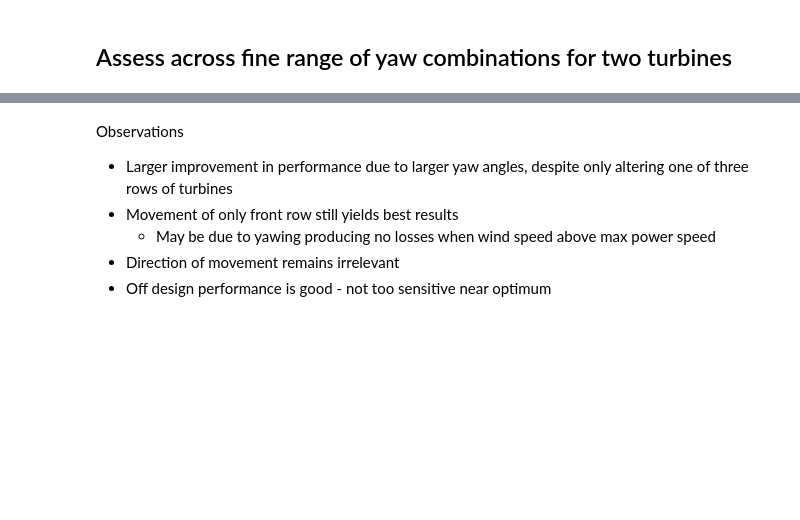
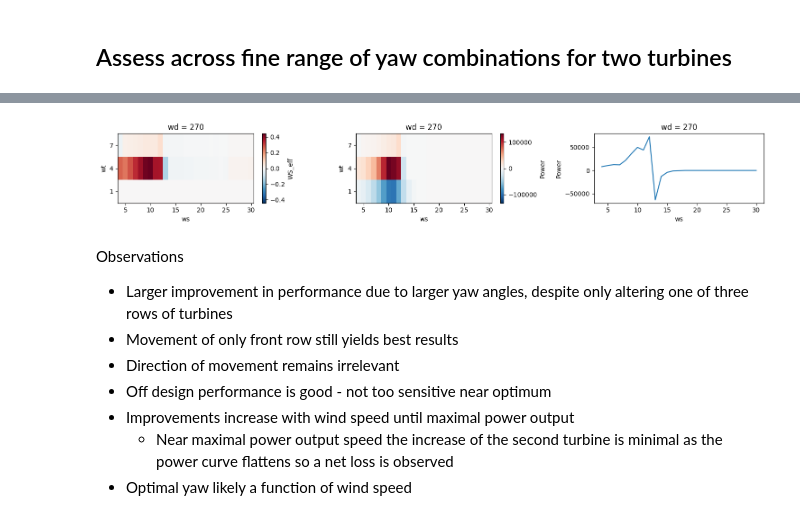
Before and after one commit to dibble07/holistic-wind-farm-control, a Jupyter notebook: exploration.ipynb, the cells around one changed output, grey strips where cells are left out. Saved outputs shown, nothing was run; the diff lists cells and outputs as text; code cells hidden in the pictures; blank space fills up the shorter version.

```diff
--- a/exploration.ipynb
+++ b/exploration.ipynb
@@ -103,7 +127,7 @@ fig.tight_layout()
 # %%
 # run simulation using optimum yaw
-sim_res_opt = utils.run_sim(yaw=yaw_opt_coarse)
+sim_res_opt_coarse = utils.run_sim(yaw=yaw_opt_coarse)
 print("--- Base ---")
 _ = utils.calc_metrics(sim_res_base, show=True)
 print("\n--- Optimum ---")
-_ = utils.calc_metrics(sim_res_opt, show=True)
+_ = utils.calc_metrics(sim_res_opt_coarse, show=True)
@@ -195,7 +239,7 @@ fig.tight_layout()
 # %%
 # run simulation using optimum yaw
-sim_res_opt = utils.run_sim(yaw=yaw_opt_fine)
+sim_res_opt_fine = utils.run_sim(yaw=yaw_opt_fine)
 print("--- Base ---")
 _ = utils.calc_metrics(sim_res_base, show=True)
 print("\n--- Optimum ---")
-_ = utils.calc_metrics(sim_res_opt, show=True)
+_ = utils.calc_metrics(sim_res_opt_fine, show=True)
@@ -209,7 +263,22 @@ fig.tight_layout()
+# %%
+# plot distribution of values
+fig, ax = plt.subplots(ncols=3, figsize=(15, 2.5))
+WS_eff_ratio = (sim_res_opt_fine.WS_eff - sim_res_base.WS_eff).loc[[1, 4, 7], :, 4:]
+Power_ratio = (sim_res_opt_fine.Power - sim_res_base.Power).loc[[1, 4, 7], :, 4:]
+WS_eff_ratio.plot(ax=ax[0])
+Power_ratio.plot(ax=ax[1])
+Power_ratio.sum("wt").plot(ax=ax[2])
+ax[0].set_yticks(WS_eff_ratio.wt)
+ax[1].set_yticks(Power_ratio.wt)
+fig.tight_layout()
+# %% [output]
+[figure, added]
 # %% [markdown]
 Observations
 - Larger improvement in performance due to larger yaw angles, despite only altering one of three rows of turbines
 - Movement of only front row still yields best results
-    - May be due to yawing producing no losses when wind speed above max power speed
 - Direction of movement remains irrelevant
 - Off design performance is good - not too sensitive near optimum
+- Improvements increase with wind speed until maximal power output
+    - Near maximal power output speed the increase of the second turbine is minimal as the power curve flattens so a net loss is observed
+- Optimal yaw likely a function of wind speed
```
Also changed, not shown: parts of 11 cells of this notebook, 1 other file.
